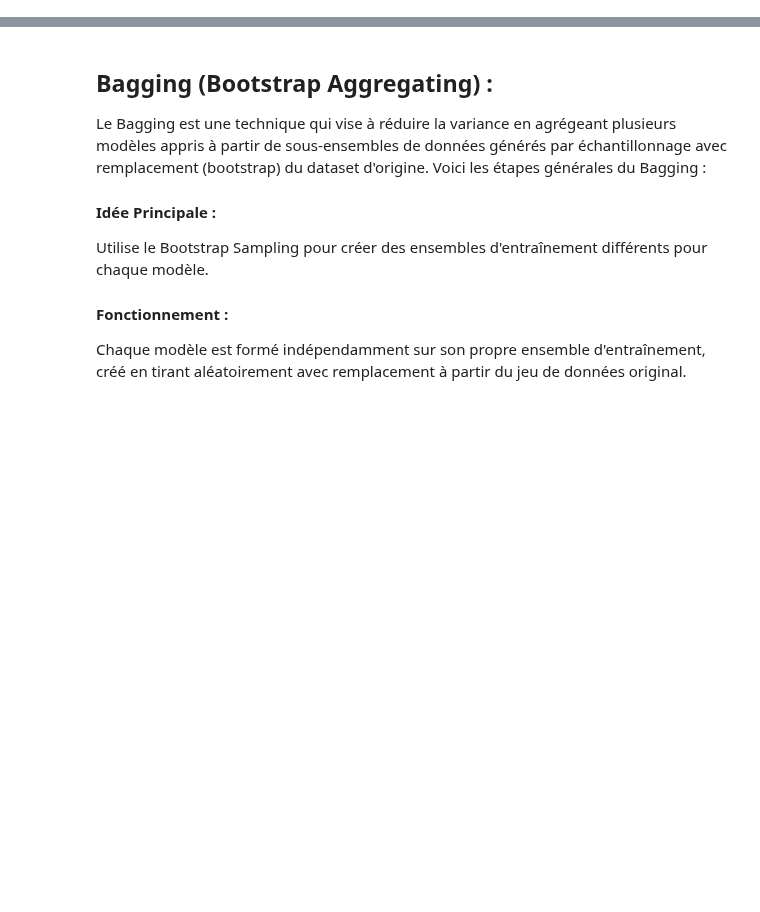
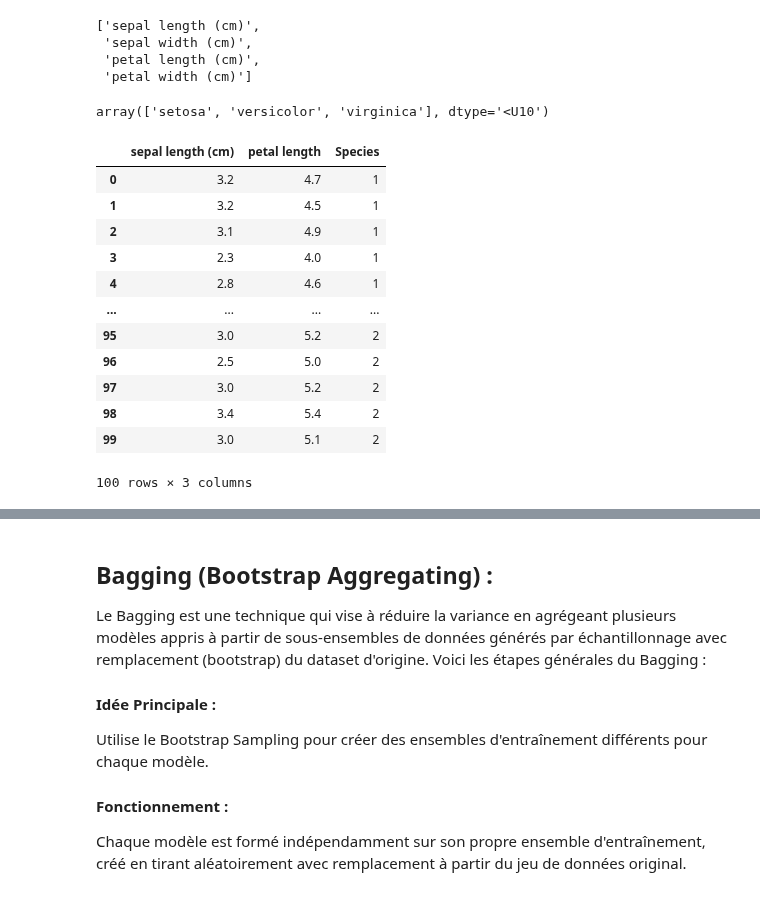
Before and after one commit to AFlo59/M-thodes-ensemblistes-et-arbres-de-d-cision-, a Jupyter notebook: Essembles_d'arbres_Note.ipynb, the cells around one changed output, grey strips where cells are left out. Cells and saved outputs as stored; diff of their text form; code cells hidden in the pictures; blank space fills up the shorter version.

```diff
--- a/Essembles_d'arbres_Note.ipynb
+++ b/Essembles_d'arbres_Note.ipynb
@@ -0,0 +9,36 @@
+# %%
+data = load_iris()
+# %%
+data.feature_names
+# %% [output]
+['sepal length (cm)',
+ 'sepal width (cm)',
+ 'petal length (cm)',
+ 'petal width (cm)']
+# %%
+data.target_names
+# %% [output]
+array(['setosa', 'versicolor', 'virginica'], dtype='<U10')
+# %%
+d = {
+    'sepal length (cm)': data.data[50:, 1],
+    'petal length': data.data[50:, 2],
+    'Species': np.array([i for i in data.target if i > 0])
+}
+# %%
+df = pd.DataFrame(d)
+df
+# %% [output]
+|  | sepal length (cm) | petal length | Species |
+| 0 | 3.2 | 4.7 | 1 |
+| 1 | 3.2 | 4.5 | 1 |
+| 2 | 3.1 | 4.9 | 1 |
+| 3 | 2.3 | 4.0 | 1 |
+| 4 | 2.8 | 4.6 | 1 |
+| ... | ... | ... | ... |
+| 95 | 3.0 | 5.2 | 2 |
+| 96 | 2.5 | 5.0 | 2 |
+| 97 | 3.0 | 5.2 | 2 |
+| 98 | 3.4 | 5.4 | 2 |
+| 99 | 3.0 | 5.1 | 2 |
+100 rows × 3 columns
```
Also changed, not shown: parts of 9 cells of this notebook.
